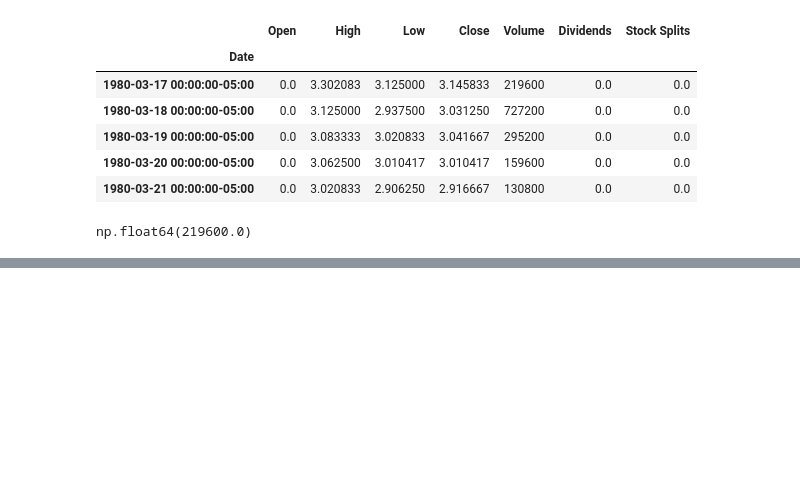
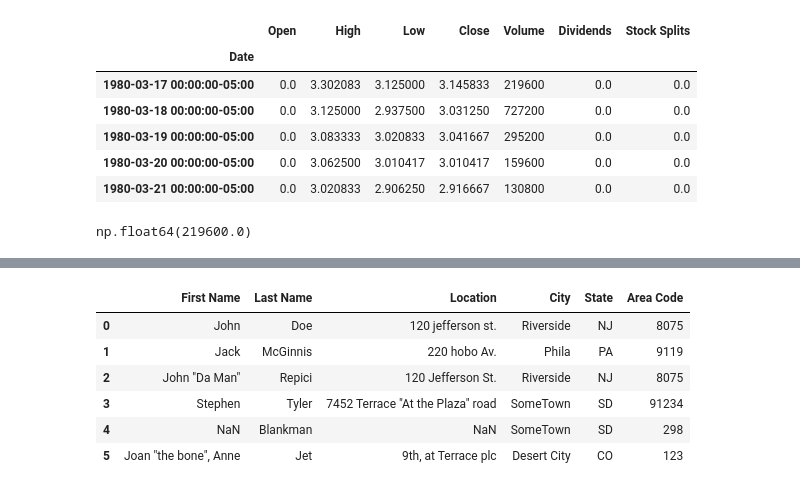
Before and after one commit to alirezaghorbani1983/IBM-DATA-SCIENCE, a Jupyter notebook: stock-project.ipynb, the cells around one changed output, grey strips where cells are left out. Drawn from its saved outputs; the diff is of its cells as text; code cells hidden in the pictures; blank space fills up the shorter version.

```diff
--- a/stock-project.ipynb
+++ b/stock-project.ipynb
@@ -200,0 +255,17 @@ np.float64(219600.0)
+# %%
+import requests
+import pandas as pd
+
+# File URL
+url = "https://cf-courses-data.s3.us.cloud-object-storage.appdomain.cloud/IBMDeveloperSkillsNetwork-PY0101EN-SkillsNetwork/labs/Module%205/data/addresses.csv"
+
+# Download and save the file locally
+response = requests.get(url)
+with open("addresses.csv", "wb") as f:
+    f.write(response.content)
+
+# Read the file with pandas
+df = pd.read_csv("addresses.csv", header=None)
+
+# Show the first few rows
+df.head()
@@ -200,0 +279,12 @@ np.float64(219600.0)
+# %%
+df.columns =['First Name', 'Last Name', 'Location ', 'City','State','Area Code']
+# %%
+df
+# %% [output]
+|  | First Name | Last Name | Location | City | State | Area Code |
+| 0 | John | Doe | 120 jefferson st. | Riverside | NJ | 8075 |
+| 1 | Jack | McGinnis | 220 hobo Av. | Phila | PA | 9119 |
+| 2 | John "Da Man" | Repici | 120 Jefferson St. | Riverside | NJ | 8075 |
+| 3 | Stephen | Tyler | 7452 Terrace "At the Plaza" road | SomeTown | SD | 91234 |
+| 4 | NaN | Blankman | NaN | SomeTown | SD | 298 |
+| 5 | Joan "the bone", Anne | Jet | 9th, at Terrace plc | Desert City | CO | 123 |
```
Also changed, not shown: parts of 6 cells of this notebook.
